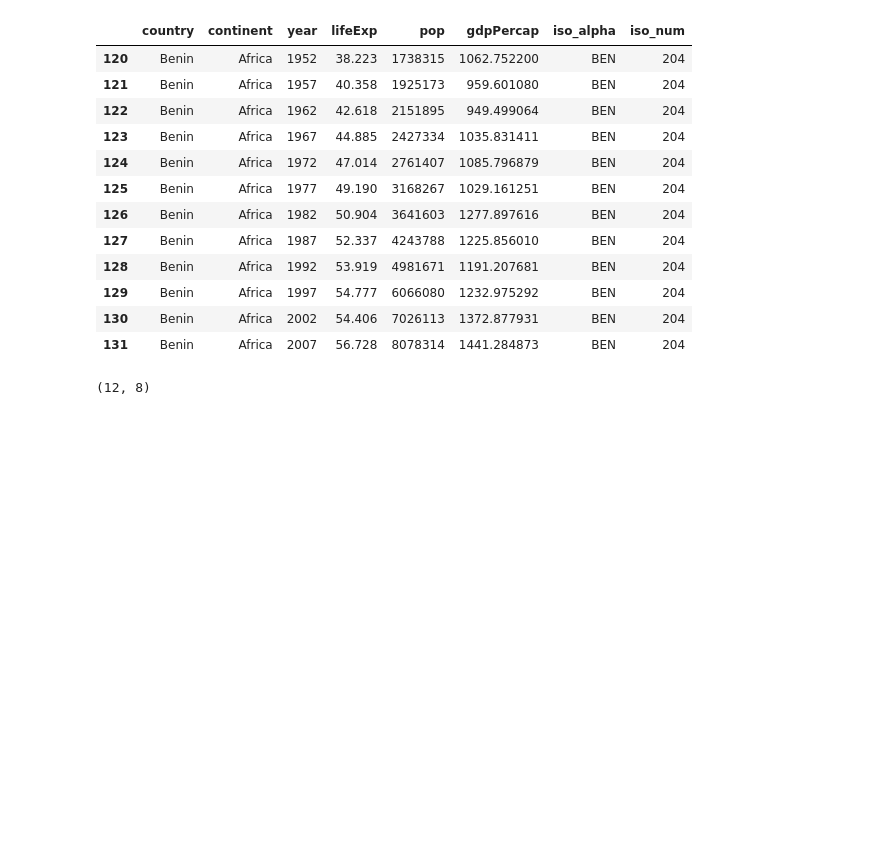
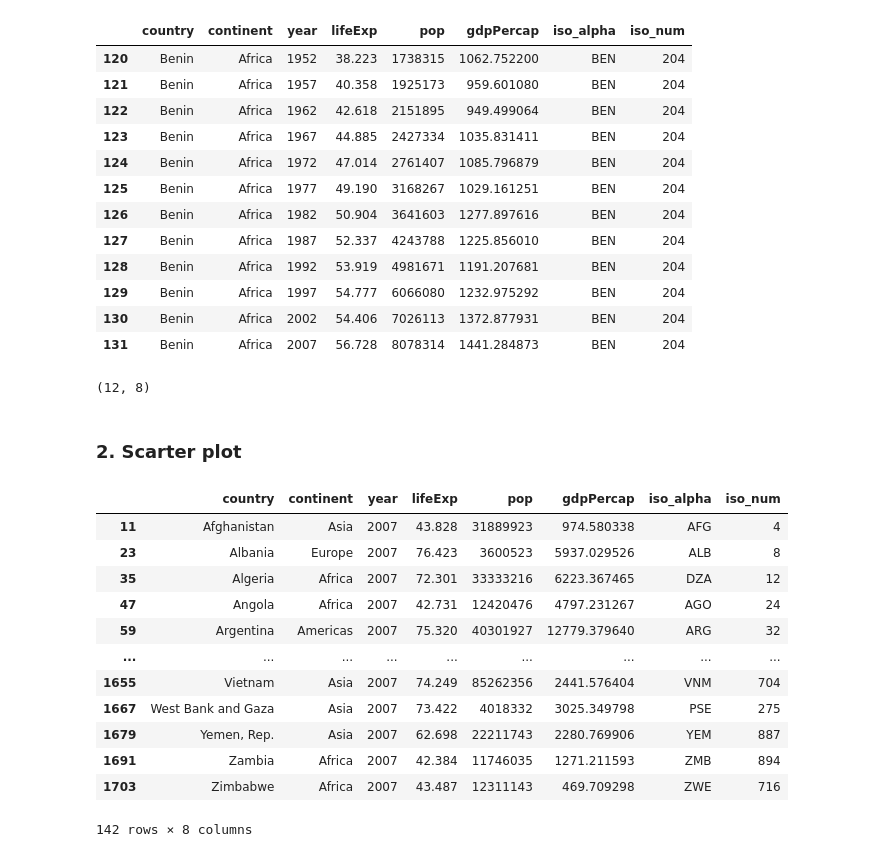
Before and after one commit to Tohoun/VizualisationPython, a Jupyter notebook: graph_plotly_express.ipynb, the cells around one changed output. Drawn from its saved outputs; the diff is of its cells as text; code cells hidden in the pictures; blank space fills up the shorter version.

Commit message:
scatter plot with ploty.express package

```diff
--- a/graph_plotly_express.ipynb
+++ b/graph_plotly_express.ipynb
@@ -120,3 +120,23 @@ fig = px.bar(data_benin, x = 'year', y = 'pop',
                 color = 'lifeExp',
                 title="Benin's population evolution")
 fig.show()
+# %% [markdown]
+### 2. Scarter plot
+# %%
+# Dataframe for 2007 year
+gapminder2007 = px.data.gapminder().query("year==2007")
+gapminder2007
+# %% [output]
+|  | country | continent | year | lifeExp | pop | gdpPercap | iso_alpha | iso_num |
+| 11 | Afghanistan | Asia | 2007 | 43.828 | 31889923 | 974.580338 | AFG | 4 |
+| 23 | Albania | Europe | 2007 | 76.423 | 3600523 | 5937.029526 | ALB | 8 |
+| 35 | Algeria | Africa | 2007 | 72.301 | 33333216 | 6223.367465 | DZA | 12 |
+| 47 | Angola | Africa | 2007 | 42.731 | 12420476 | 4797.231267 | AGO | 24 |
+| 59 | Argentina | Americas | 2007 | 75.320 | 40301927 | 12779.379640 | ARG | 32 |
+| ... | ... | ... | ... | ... | ... | ... | ... | ... |
+| 1655 | Vietnam | Asia | 2007 | 74.249 | 85262356 | 2441.576404 | VNM | 704 |
+| 1667 | West Bank and Gaza | Asia | 2007 | 73.422 | 4018332 | 3025.349798 | PSE | 275 |
+| 1679 | Yemen, Rep. | Asia | 2007 | 62.698 | 22211743 | 2280.769906 | YEM | 887 |
+| 1691 | Zambia | Africa | 2007 | 42.384 | 11746035 | 1271.211593 | ZMB | 894 |
+| 1703 | Zimbabwe | Africa | 2007 | 43.487 | 12311143 | 469.709298 | ZWE | 716 |
+142 rows × 8 columns
```
Also changed, not shown: parts of 2 cells of this notebook.
